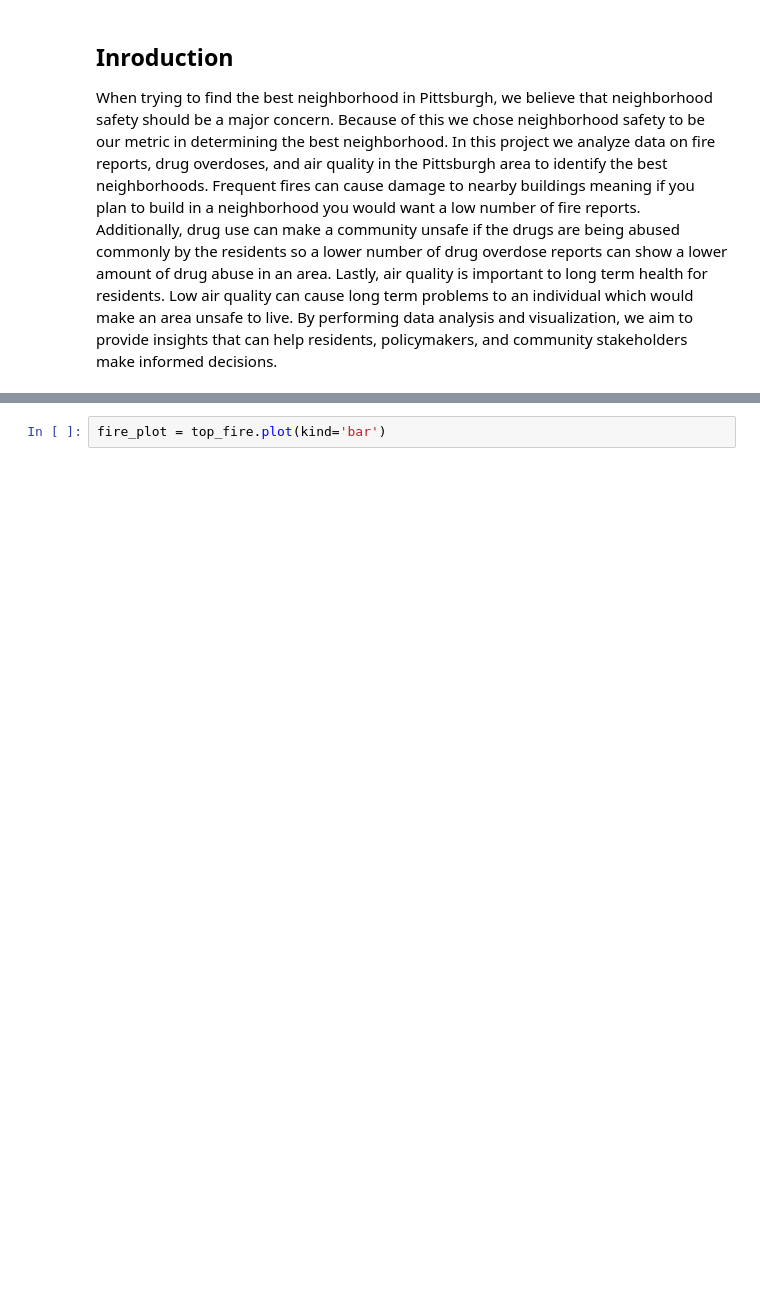
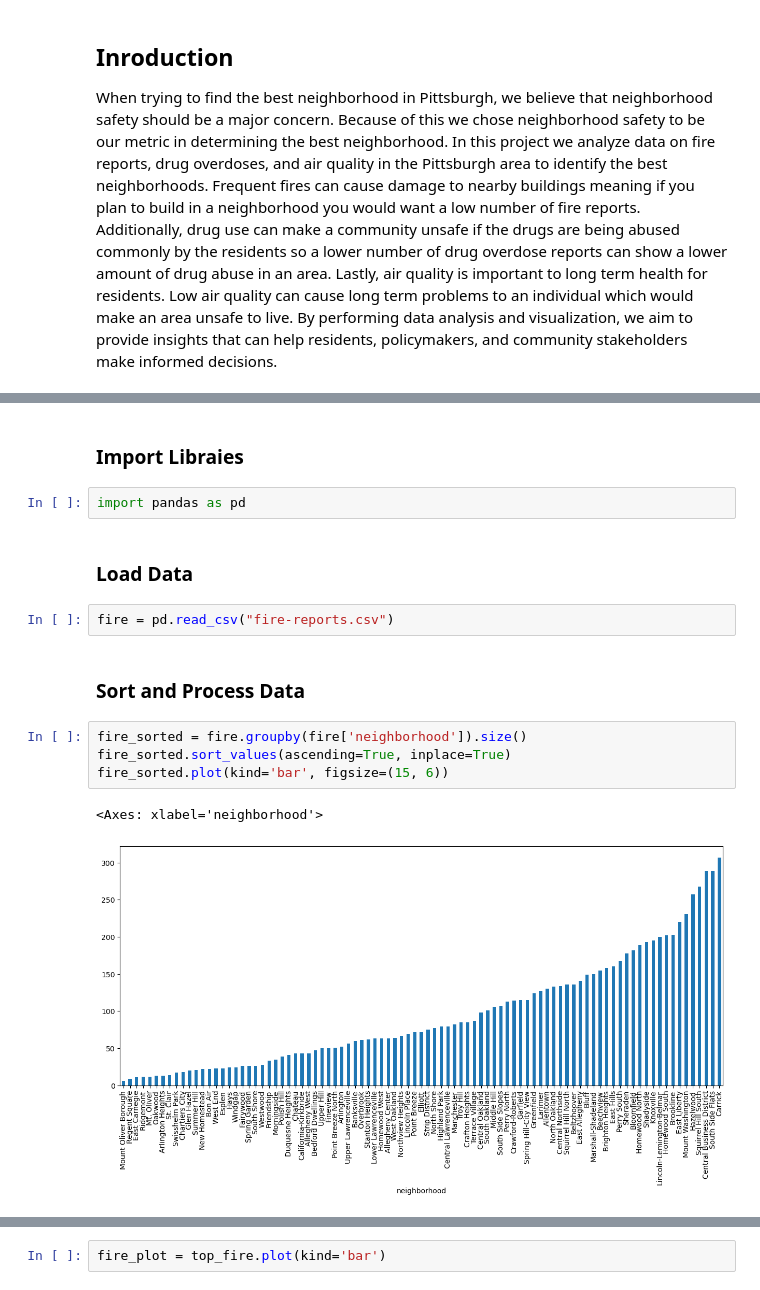
Before and after one commit to AlexanderVictoria/CMPINF-10-Final-Project, a Jupyter notebook: Final-Report.ipynb, the cells around one changed output, grey strips where cells are left out. Cells and saved outputs as stored; diff of their text form; blank space fills up the shorter version.

```diff
--- a/Final-Report.ipynb
+++ b/Final-Report.ipynb
@@ -7,0 +9,17 @@ When trying to find the best neighborhood in Pittsburgh, we believe that neighbo
+# %% [markdown]
+### Import Libraies
+# %%
+import pandas as pd
+# %% [markdown]
+### Load Data
+# %%
+fire = pd.read_csv("fire-reports.csv")
+# %% [markdown]
+### Sort and Process Data
+# %%
+fire_sorted = fire.groupby(fire['neighborhood']).size()
+fire_sorted.sort_values(ascending=True, inplace=True)
+fire_sorted.plot(kind='bar', figsize=(15, 6))
+# %% [output]
+<Axes: xlabel='neighborhood'>
+[figure, added]
```
Also changed, not shown: parts of 34 cells of this notebook.
